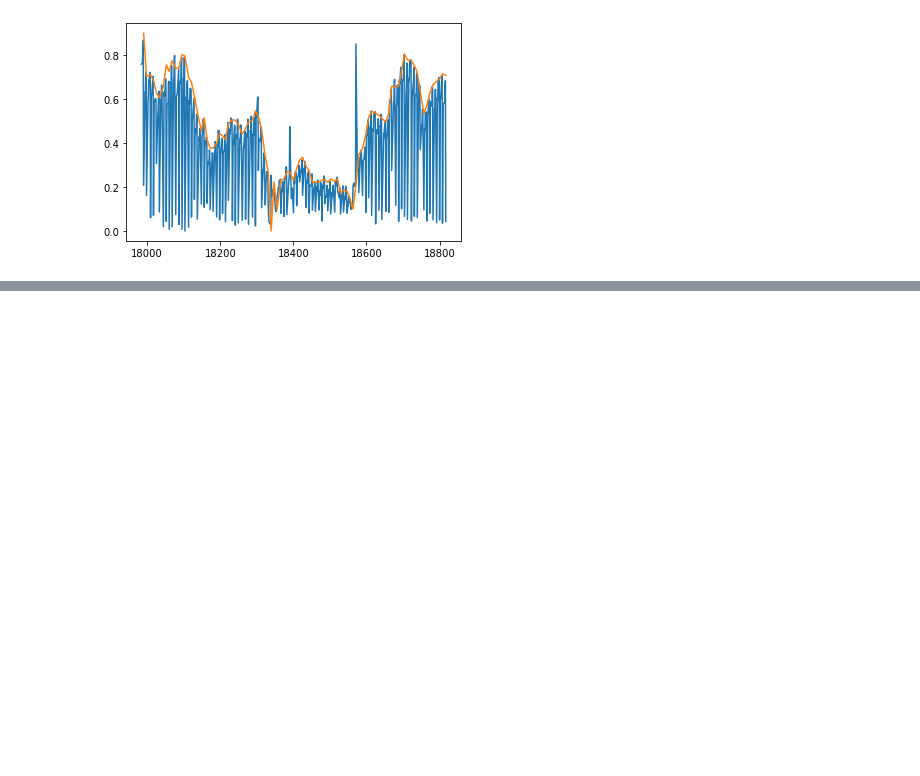
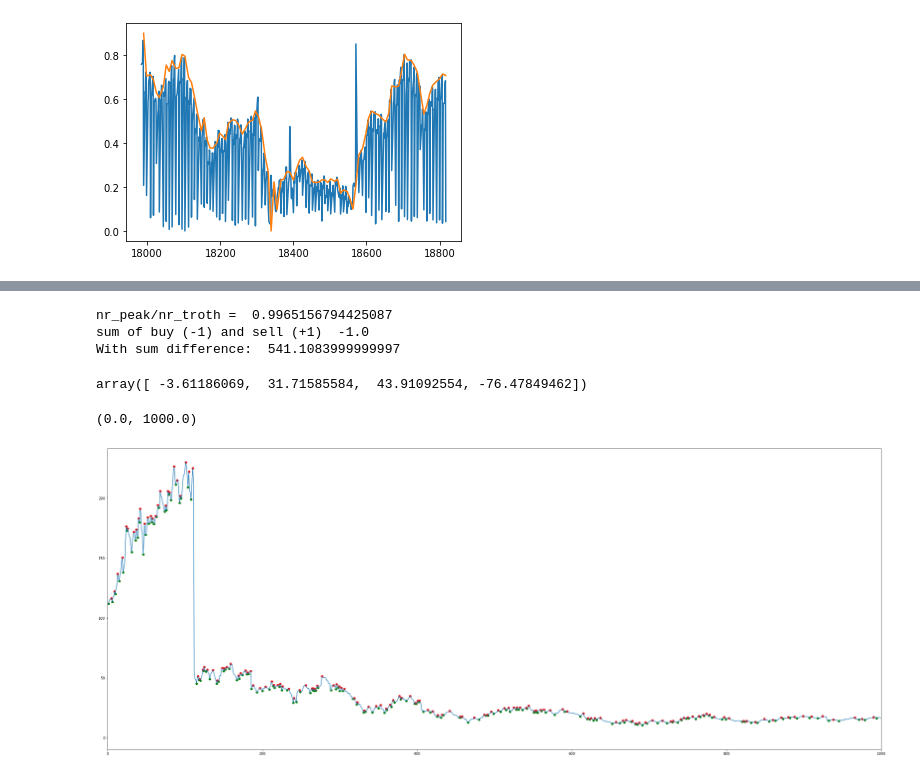
Before and after one commit to Naderschah/NeuralNetworks, a Jupyter notebook: Hyperparameter_optimizaton.ipynb, the cells around one changed output, grey strips where cells are left out. Saved outputs shown, nothing was run; the diff lists cells and outputs as text; code cells hidden in the pictures; blank space fills up the shorter version.

Commit message:
Data Prep MLP incomplete

```diff
--- a/Hyperparameter_optimizaton.ipynb
+++ b/Hyperparameter_optimizaton.ipynb
@@ -367,0 +297,30 @@ print(y_pred)
+# %%
+mod = ModDataset(os.path.abspath('../stockdata/NOK.csv'))
+# %%
+mod.prep_MultiLayerPerceptron(offset=100)
+# %% [output]
+nr_peak/nr_troth =  0.9965156794425087
+sum of buy (-1) and sell (+1)  -1.0
+With sum difference:  541.1083999999997
+# %%
+mod.get_data_MLP()[0]
+# %% [output]
+array([ -3.61186069,  31.71585584,  43.91092554, -76.47849462])
+# %%
+import numpy as np
+y=mod.data['close'].to_numpy()
+x=mod.data.index
+buy = np.array([[i,y[i]]  for i in range(len(labels)) if labels[i]==-1]).transpose()
+sell = np.array([[i,y[i]] for i in range(len(labels)) if labels[i]==1]).transpose()
+# %%
+import matplotlib.pyplot as plt
+
+fig = plt.figure(figsize=(40,16))
+plt.plot(x,y)
+plt.scatter(buy[0],buy[1],c='g')
+plt.scatter(sell[0],sell[1],c='r')
+plt.xlim(0,1000)
+#plt.ylim(0,50)
+# %% [output]
+(0.0, 1000.0)
+[figure, added]
```
Also changed, not shown: parts of 17 cells of this notebook, 3 other files.
